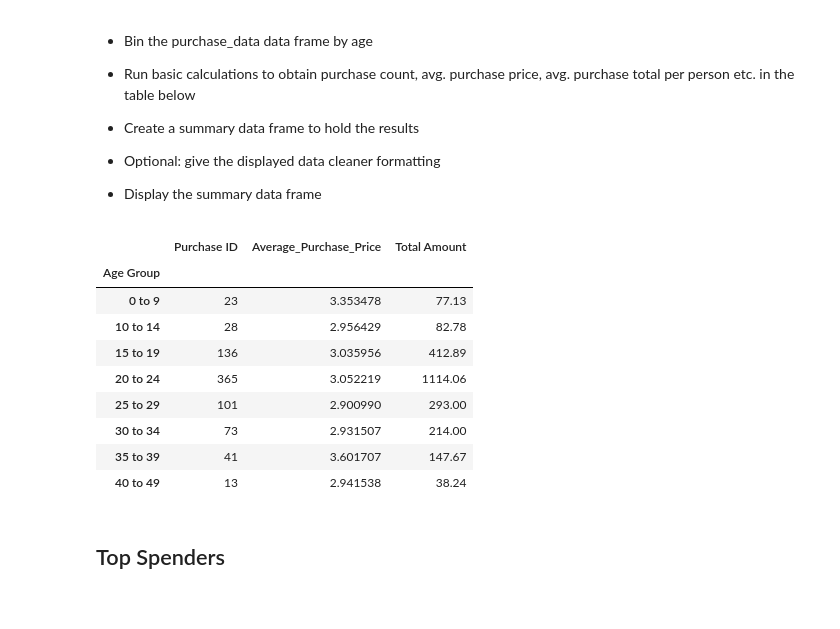
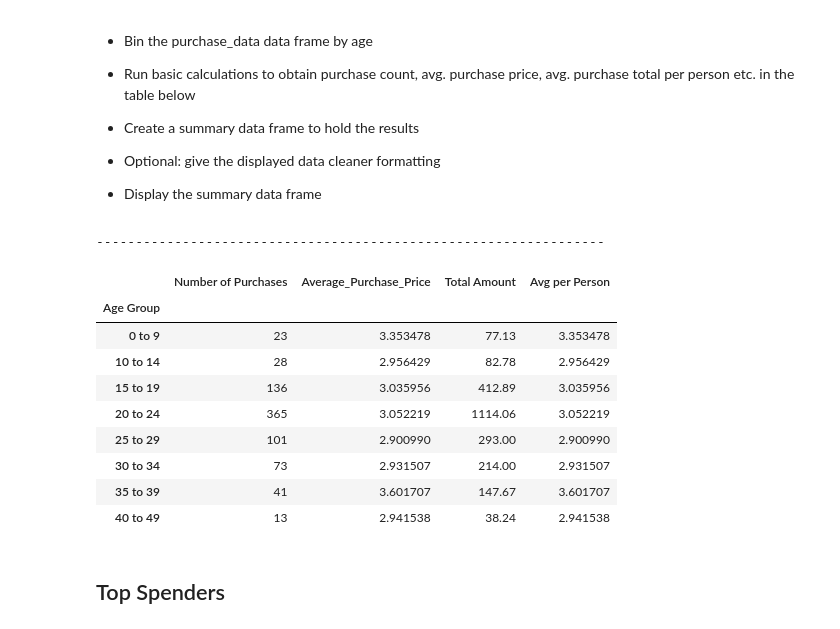
Before and after one commit to bmoores406/4-pandas-challenge, a Jupyter notebook: HeroesOfPymoli/HeroesOfPymoli.ipynb, the cells around one changed output. Saved outputs shown, nothing was run; the diff lists cells and outputs as text; code cells hidden in the pictures.

```diff
--- a/HeroesOfPymoli/HeroesOfPymoli.ipynb
+++ b/HeroesOfPymoli/HeroesOfPymoli.ipynb
@@ -280,49 +292,50 @@ age_count.head()
 
 #avg. purchase price,
 
 age_avg_price = purchase_data.groupby(["Age Group"]).mean().loc[:,"Price"]
 age_avg_price.head()
 
 #total purchase value
 
 age_group_total = purchase_data.groupby(["Age Group"]).sum().loc[:,"Price"]
 age_group_total.head()
 
 #avg. purchase total per person
 
 age_merge = pd.merge(age_count, age_avg_price, on="Age Group")
 
 age_merge_df = pd.merge(age_merge, age_group_total, on="Age Group")
 
 age_merge_df = age_merge_df.rename(columns={"Age":"Number of Players","Age Percentage":"Percentage of Players",
                                             "Price_x":"Average Purchase Price","Price_y":"Total Purchase Amount"})
 
-#avg_per_person = age_merge_df["Total Purchase Amount"]/["Number of Players"]
-#age_merge_df = age_merge_df["Ave per Person"]=avg_per_person
-
-#age_merge_df.head(10)
-
-purchase_data.head()
+print("-----------------------------------------------------------------")
 
 age_purchase_count = purchase_data.groupby("Age Group").count()["Purchase ID"]
 age_purchase_df = pd.DataFrame(age_purchase_count)
 age_purchase_df
 
 age_purchase_df["Average_Purchase_Price"] = purchase_data.groupby("Age Group")["Price"].mean()
 
 age_purchase_df["Total Amount"] = purchase_data.groupby("Age Group")["Price"].sum()
+
+age_purchase_df = age_purchase_df.rename(columns={"Purchase ID":"Number of Purchases"})
+
+age_purchase_df["Avg per Person"] = age_purchase_df["Total Amount"] / age_purchase_df["Number of Purchases"]
+
 age_purchase_df
 # %% [output]
+-----------------------------------------------------------------
-|  | Purchase ID | Average_Purchase_Price | Total Amount |
-| Age Group |  |  |  |
-| 0 to 9 | 23 | 3.353478 | 77.13 |
-| 10 to 14 | 28 | 2.956429 | 82.78 |
-| 15 to 19 | 136 | 3.035956 | 412.89 |
-| 20 to 24 | 365 | 3.052219 | 1114.06 |
-| 25 to 29 | 101 | 2.900990 | 293.00 |
-| 30 to 34 | 73 | 2.931507 | 214.00 |
-| 35 to 39 | 41 | 3.601707 | 147.67 |
-| 40 to 49 | 13 | 2.941538 | 38.24 |
+|  | Number of Purchases | Average_Purchase_Price | Total Amount | Avg per Person |
+| Age Group |  |  |  |  |
+| 0 to 9 | 23 | 3.353478 | 77.13 | 3.353478 |
+| 10 to 14 | 28 | 2.956429 | 82.78 | 2.956429 |
+| 15 to 19 | 136 | 3.035956 | 412.89 | 3.035956 |
+| 20 to 24 | 365 | 3.052219 | 1114.06 | 3.052219 |
+| 25 to 29 | 101 | 2.900990 | 293.00 | 2.900990 |
+| 30 to 34 | 73 | 2.931507 | 214.00 | 2.931507 |
+| 35 to 39 | 41 | 3.601707 | 147.67 | 3.601707 |
+| 40 to 49 | 13 | 2.941538 | 38.24 | 2.941538 |
 # %% [markdown]
 ## Top Spenders
 # %% [markdown]
```
Also changed, not shown: parts of 1 cell of this notebook.
